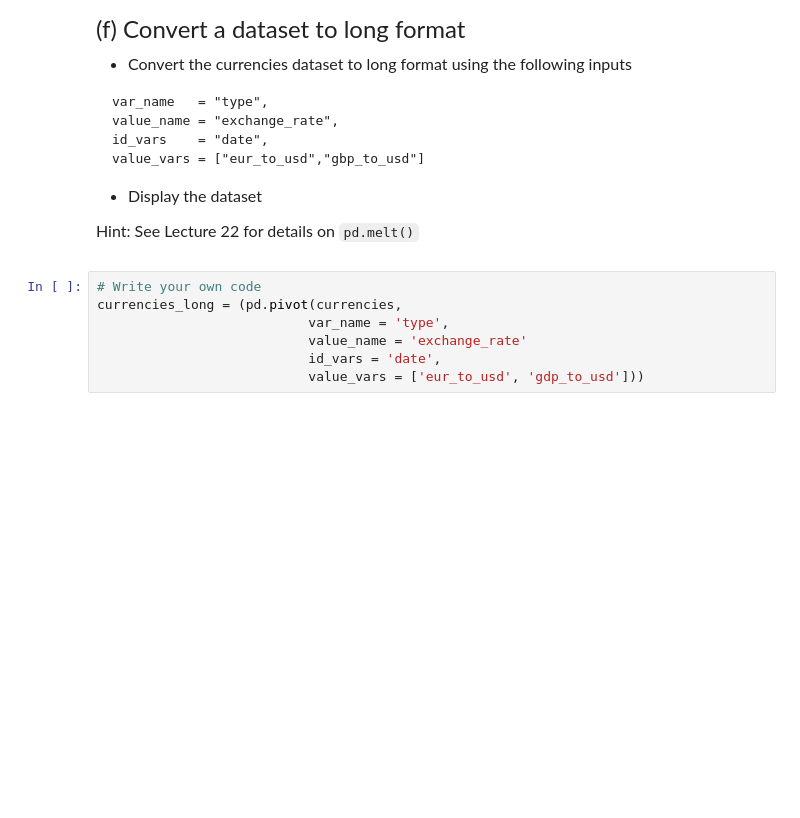
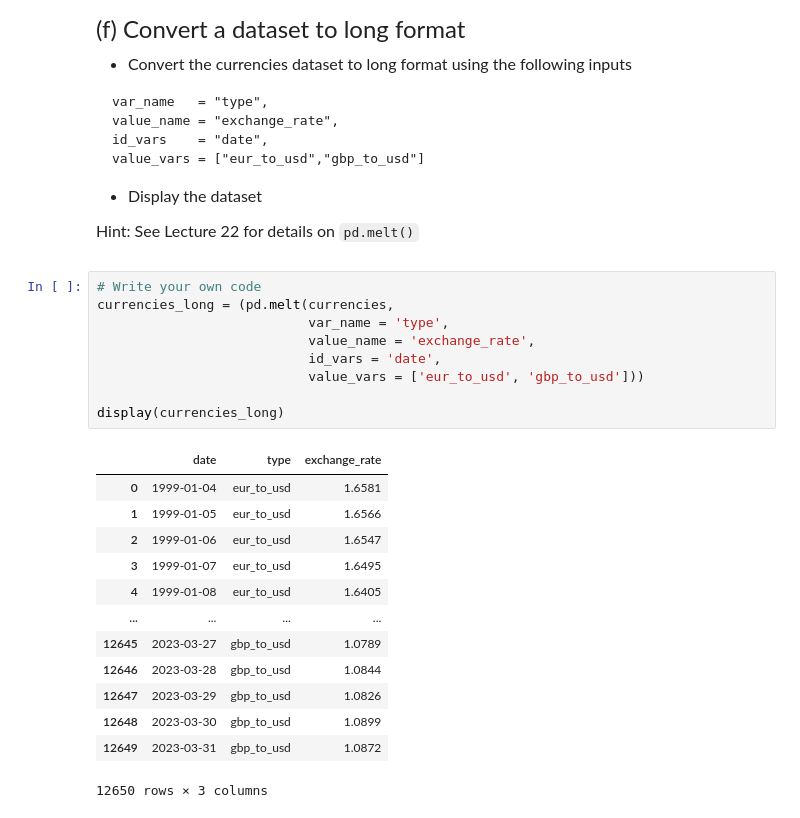
Before and after one commit to LimK2025/qtm151spring2023, a Jupyter notebook: QUIZ/Quiz 5 - Section 3/Quiz 5 - Section 3.ipynb, the cells around one changed output. Saved outputs shown, nothing was run; the diff lists cells and outputs as text; blank space fills up the shorter version.

````diff
--- a/QUIZ/Quiz 5 - Section 3/Quiz 5 - Section 3.ipynb
+++ b/QUIZ/Quiz 5 - Section 3/Quiz 5 - Section 3.ipynb
@@ -176,8 +180,24 @@ value_vars = ["eur_to_usd","gbp_to_usd"]
 Hint: See Lecture 22 for details on ```pd.melt()```
 # %%
 # Write your own code
-currencies_long = (pd.pivot(currencies,
+currencies_long = (pd.melt(currencies,
                            var_name = 'type',
-                           value_name = 'exchange_rate'
+                           value_name = 'exchange_rate',
                            id_vars = 'date',
-                           value_vars = ['eur_to_usd', 'gdp_to_usd']))
+                           value_vars = ['eur_to_usd', 'gbp_to_usd']))
+
+display(currencies_long)
+# %% [output]
+|  | date | type | exchange_rate |
+| 0 | 1999-01-04 | eur_to_usd | 1.6581 |
+| 1 | 1999-01-05 | eur_to_usd | 1.6566 |
+| 2 | 1999-01-06 | eur_to_usd | 1.6547 |
+| 3 | 1999-01-07 | eur_to_usd | 1.6495 |
+| 4 | 1999-01-08 | eur_to_usd | 1.6405 |
+| ... | ... | ... | ... |
+| 12645 | 2023-03-27 | gbp_to_usd | 1.0789 |
+| 12646 | 2023-03-28 | gbp_to_usd | 1.0844 |
+| 12647 | 2023-03-29 | gbp_to_usd | 1.0826 |
+| 12648 | 2023-03-30 | gbp_to_usd | 1.0899 |
+| 12649 | 2023-03-31 | gbp_to_usd | 1.0872 |
+12650 rows × 3 columns
````
Also changed, not shown: parts of 3 cells of this notebook, 3 other files.
